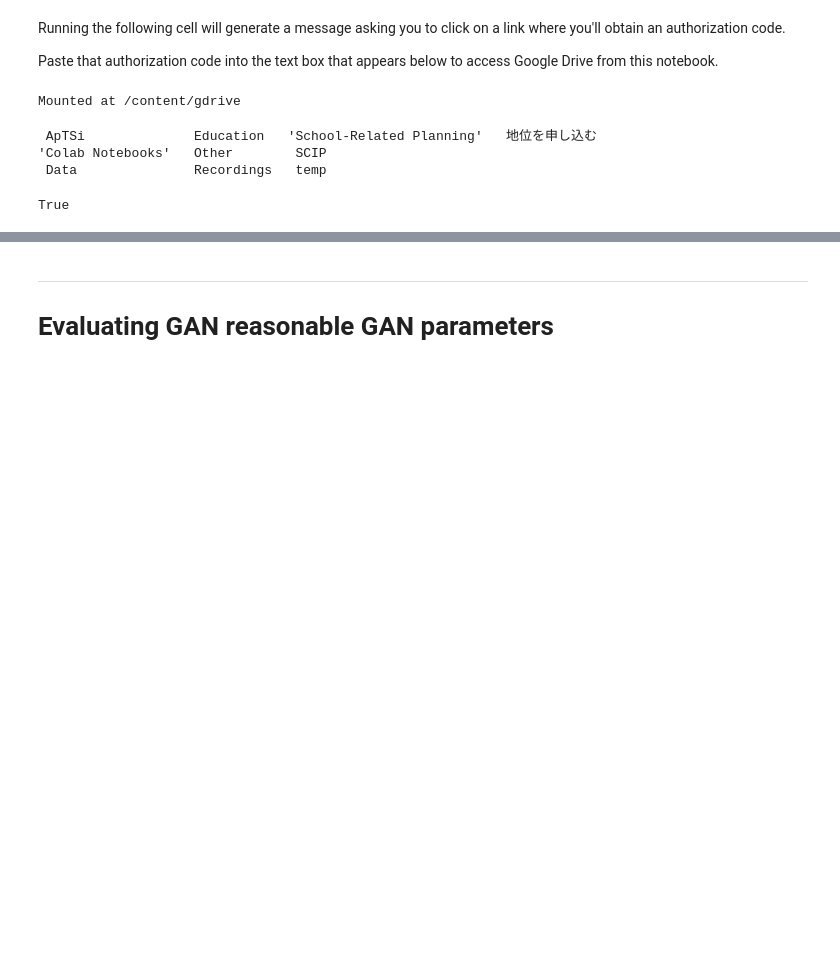
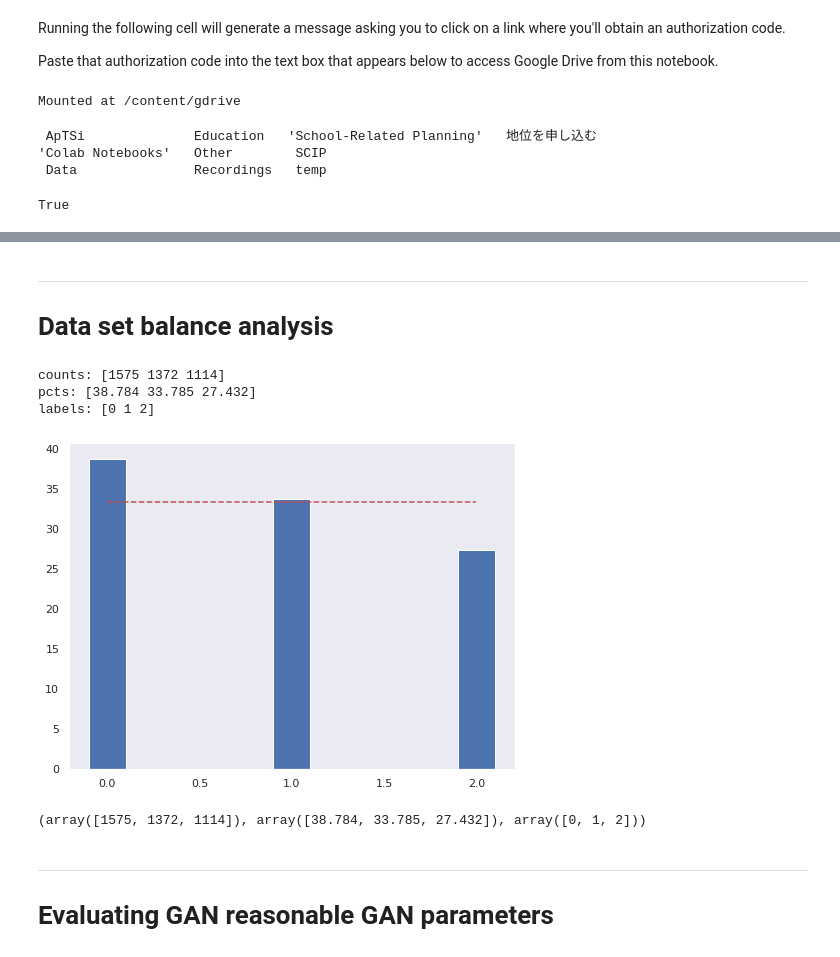
Before and after one commit to Unique-Divine/GANs-for-Genomics, a Jupyter notebook: NNsforGenomics_Colab.ipynb, the cells around one changed output, grey strips where cells are left out. Drawn from its saved outputs; the diff is of its cells as text; code cells hidden in the pictures; blank space fills up the shorter version.

```diff
--- a/NNsforGenomics_Colab.ipynb
+++ b/NNsforGenomics_Colab.ipynb
@@ -396,3 +562,33 @@ NameError: name 'X' is not defined
+# %% [markdown]
+---
+
+# Data set balance analysis
+# %%
+np.set_printoptions(precision = 3)
+def balance_check(Y: np.ndarray = Y, verbose=True):
+    y = pd.Series(Y.flatten(), dtype=int)
+    counts = np.array([c for c in [y.value_counts()]]).flatten()
+    pcts = counts / counts.sum() * 100
+    labels = y.unique()
+    if verbose:
+        print("counts: {}\npcts: {}\nlabels: {}".format(
+        counts, pcts, labels))
+    fig, ax = plt.subplots(figsize = (8, 6))
+    ax.bar(labels, pcts, width=0.2);
+    sweetspot = 1 / labels.size * 100
+    sweetspot_line = np.ones(50) * sweetspot
+    ax.plot(np.linspace(labels[0], labels[-1]), sweetspot_line, 'r--')
+    ax.set(xlabel = "")
+    ax.grid()
+    plt.show()
+    return counts, pcts, labels
+balance_check()
+# %% [output]
+counts: [1575 1372 1114]
+pcts: [38.784 33.785 27.432]
+labels: [0 1 2]
+[figure, added]
+(array([1575, 1372, 1114]), array([38.784, 33.785, 27.432]), array([0, 1, 2]))
 # %% [markdown]
 ---
 
```
Also changed, not shown: parts of 30 cells of this notebook.
